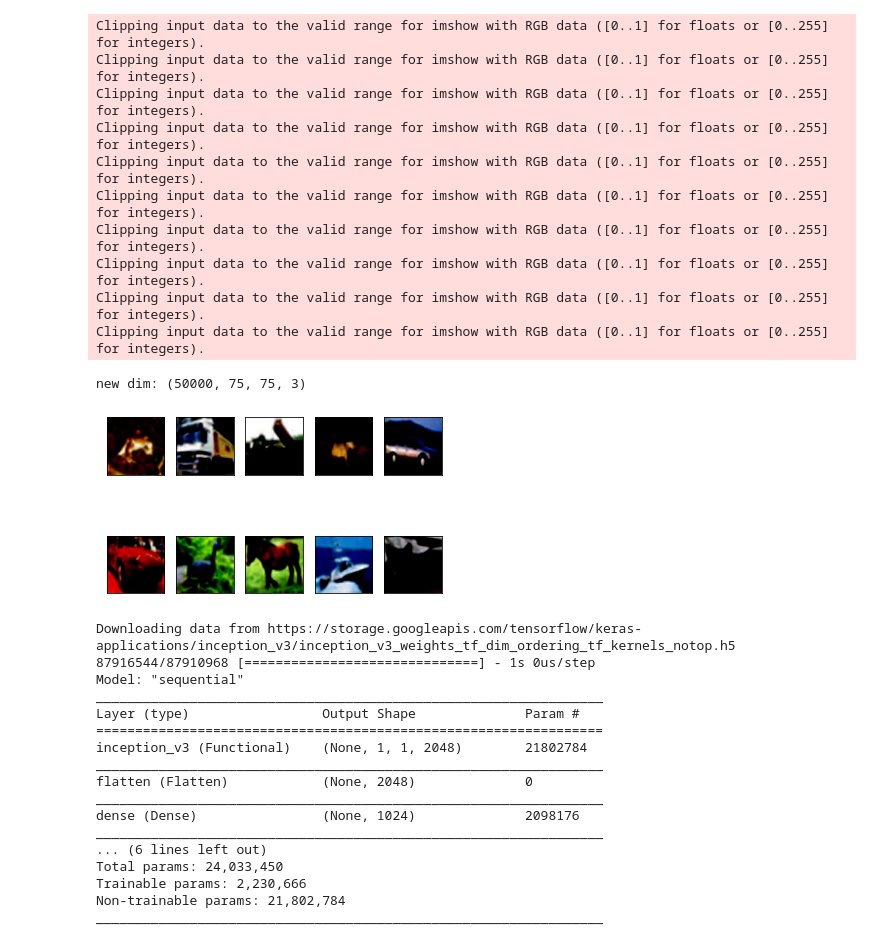
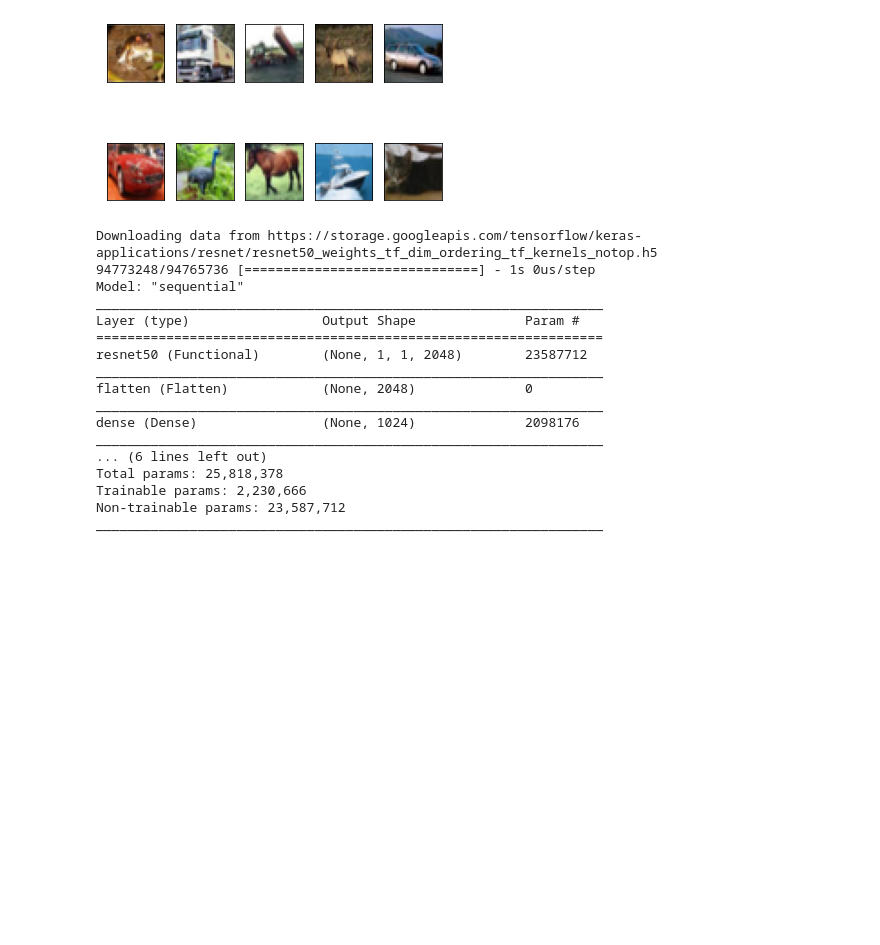
Before and after one commit to ibribr/ML, a Jupyter notebook: ResNet50_CIFAR10.ipynb, the cells around one changed output. Cells and saved outputs as stored; diff of their text form; code cells hidden in the pictures; blank space fills up the shorter version.

```diff
--- a/ResNet50_CIFAR10.ipynb
+++ b/ResNet50_CIFAR10.ipynb
@@ -16,23 +16,6 @@ from keras.datasets.cifar10 import load_data
 print('data loaded')
 
 print(xtrain.shape)
-
-def img_resize(x):
-  res_x = []
-  for img in x:
-    res_img = cv2.resize(img, dsize=(75, 75), interpolation=cv2.INTER_CUBIC)
-    res_x.append(res_img)
-  res_x = np.array(res_x)
-  res_x = preprocess_input(res_x)
-  return res_x
-
-print('original dim:', xtrain.shape)
-
-xtrain = img_resize(xtrain)
-xtest = img_resize(xtest)
-
-print('new dim:', xtrain.shape)
-
 
 # create a grid of 2x5 images for 10 classes
 for i in range(0, 10):
@@ -56,18 +38,7 @@ original dim: (50000, 32, 32, 3)
-Clipping input data to the valid range for imshow with RGB data ([0..1] for floats or [0..255] for integers).
-Clipping input data to the valid range for imshow with RGB data ([0..1] for floats or [0..255] for integers).
-Clipping input data to the valid range for imshow with RGB data ([0..1] for floats or [0..255] for integers).
-Clipping input data to the valid range for imshow with RGB data ([0..1] for floats or [0..255] for integers).
-Clipping input data to the valid range for imshow with RGB data ([0..1] for floats or [0..255] for integers).
-Clipping input data to the valid range for imshow with RGB data ([0..1] for floats or [0..255] for integers).
-Clipping input data to the valid range for imshow with RGB data ([0..1] for floats or [0..255] for integers).
-Clipping input data to the valid range for imshow with RGB data ([0..1] for floats or [0..255] for integers).
-Clipping input data to the valid range for imshow with RGB data ([0..1] for floats or [0..255] for integers).
-Clipping input data to the valid range for imshow with RGB data ([0..1] for floats or [0..255] for integers).
-new dim: (50000, 75, 75, 3)
-[figure, old version]
+[figure, new version]
 # %%
 model = Sequential()
-model.add(InceptionV3(weights='imagenet', include_top=False, input_shape=(75, 75, 3)))
+model.add(ResNet50(weights='imagenet', include_top=False, input_shape=(32, 32, 3)))
 model.add(Flatten())
 model.add(Dense(units=1024, activation='relu'))
 model.add(Dropout(0.5))
@@ -77,22 +48,22 @@ model.layers[0].trainable = False
 
 model.summary()
 # %% [output]
-Downloading data from https://storage.googleapis.com/tensorflow/keras-applications/inception_v3/inception_v3_weights_tf_dim_ordering_tf_kernels_notop.h5
-87916544/87910968 [==============================] - 1s 0us/step
+Downloading data from https://storage.googleapis.com/tensorflow/keras-applications/resnet/resnet50_weights_tf_dim_ordering_tf_kernels_notop.h5
+94773248/94765736 [==============================] - 1s 0us/step
 Model: "sequential"
 _________________________________________________________________
 Layer (type)                 Output Shape              Param #
 =================================================================
-inception_v3 (Functional)    (None, 1, 1, 2048)        21802784
+resnet50 (Functional)        (None, 1, 1, 2048)        23587712
 _________________________________________________________________
 flatten (Flatten)            (None, 2048)              0
 _________________________________________________________________
 dense (Dense)                (None, 1024)              2098176
 _________________________________________________________________
 ... (6 lines left out)
-Total params: 24,033,450
+Total params: 25,818,378
 Trainable params: 2,230,666
-Non-trainable params: 21,802,784
+Non-trainable params: 23,587,712
 _________________________________________________________________
 # %%
 model.compile(loss='categorical_crossentropy', optimizer='adam', metrics=['accuracy'])
```
Also changed, not shown: parts of 3 cells of this notebook.
